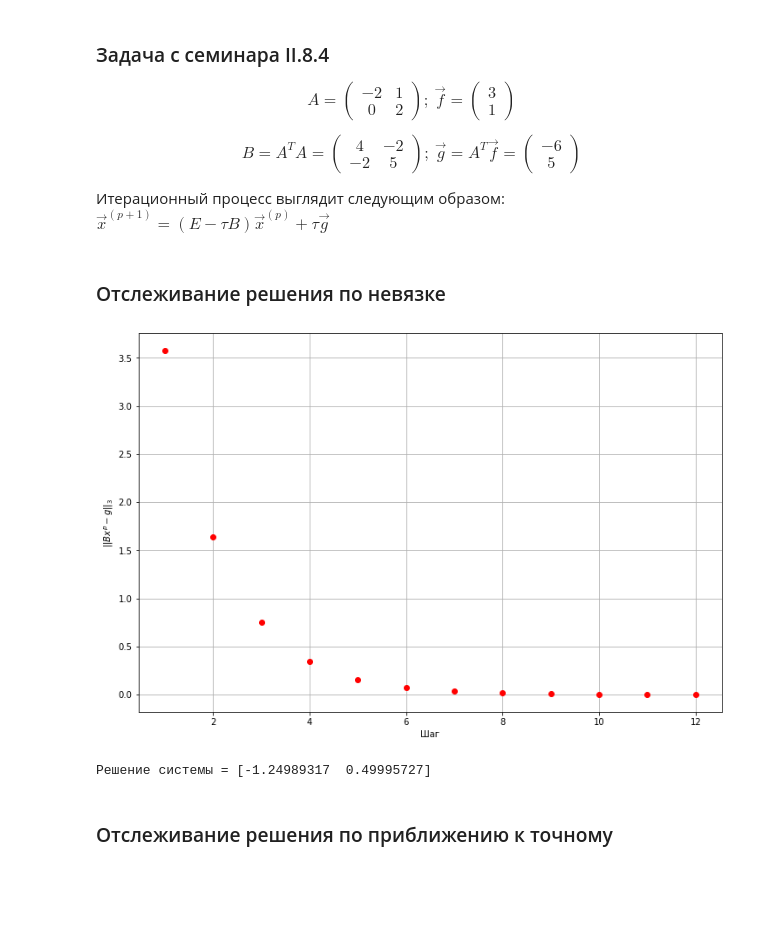
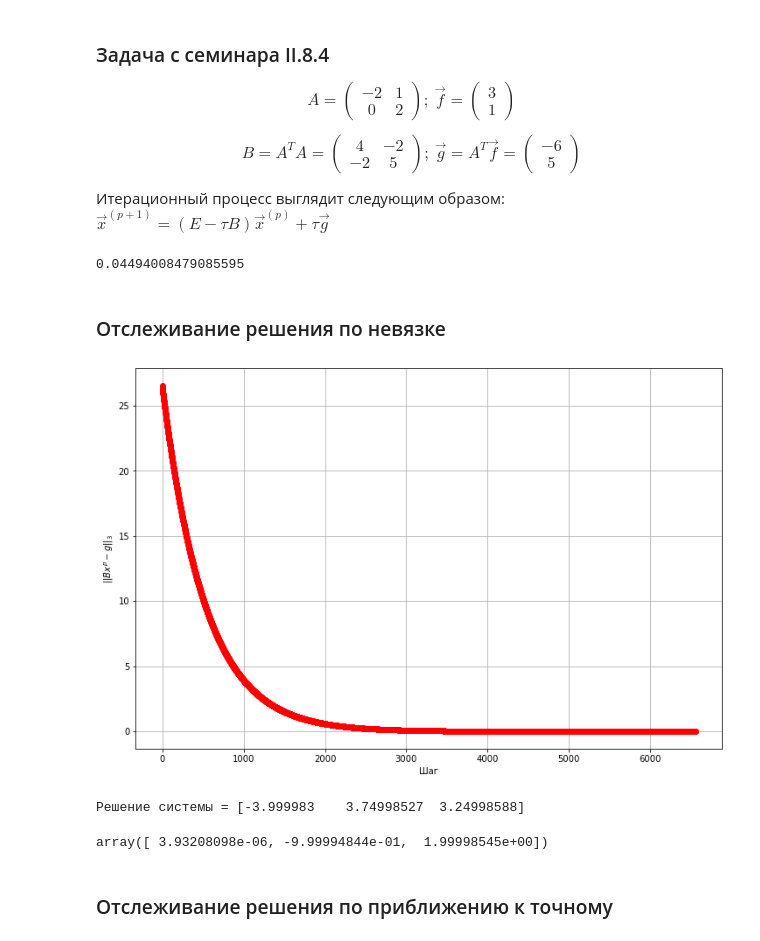
Before and after one commit to MaksimRaik/CompMath, a Jupyter notebook: Seminar(Three).ipynb, the cells around one changed output. Drawn from its saved outputs; the diff is of its cells as text; code cells hidden in the pictures; blank space fills up the shorter version.

```diff
--- a/Seminar(Three).ipynb
+++ b/Seminar(Three).ipynb
@@ -40,44 +40,54 @@ def Norm3( vec ):
 
     return np.sqrt( S )
 # %%
-A = np.asarray( [ [ -2., 1. ],[ 0., 2. ] ] )
+A = np.asarray( [ [ 2., 3., -1. ], [ 2., 1., 1 ], [ -1, -4, 4 ] ] )
 
-f = np.asarray( [ 3., 1. ] )
+f = np.asarray( [ 0., -1., 2 ] )
 
 B = np.dot( A.transpose(), A )
 
 g = np.dot( A.transpose(), f )
 
-R = np.eye( 2 ) - TauOpt( B ) * B
+R = np.eye( 3 ) - TauOpt( B ) * B
 
 phi = TauOpt( B ) * g
+
+TauOpt( B )
+# %% [output]
+0.04494008479085595
 # %% [markdown]
 ### Отслеживание решения по невязке
 # %%
 plt.figure( figsize = ( 12, 8 ) )
 plt.grid()
 plt.xlabel( r'Шаг' )
 plt.ylabel( r'$ || Bx^{p} - g ||_{3} $' )
 
-x = np.zeros( 2 )
+x = np.zeros( 3 )
+
+x[ 0 ] = 1.
 
 k = 0
 
-eps = 1.0e-3
+eps = 1.0e-4
 
 while Norm3( np.dot( B, x ) - g ) > eps:
 
     k += 1
 
     x = np.dot( R, x ) + phi
 
     plt.plot( [ k, ], [ Norm3( np.dot( B, x ) - g ), ], 'ro' )
 # %% [output]
-[figure, old version]
+[figure, new version]
 # %%
 print( 'Решение системы =', x )
 # %% [output]
-Решение системы = [-1.24989317  0.49995727]
+Решение системы = [-3.999983    3.74998527  3.24998588]
+# %%
+np.dot( A, x )
+# %% [output]
+array([ 3.93208098e-06, -9.99994844e-01,  1.99998545e+00])
 # %% [markdown]
 ### Отслеживание решения по приближению к точному
 # %%
```
Also changed, not shown: parts of 18 cells of this notebook, 1 other file.
